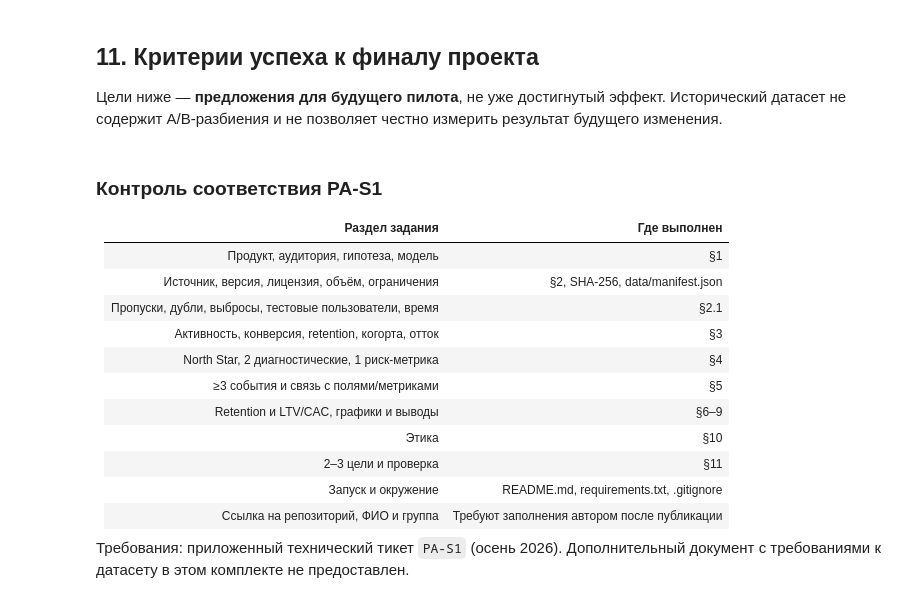
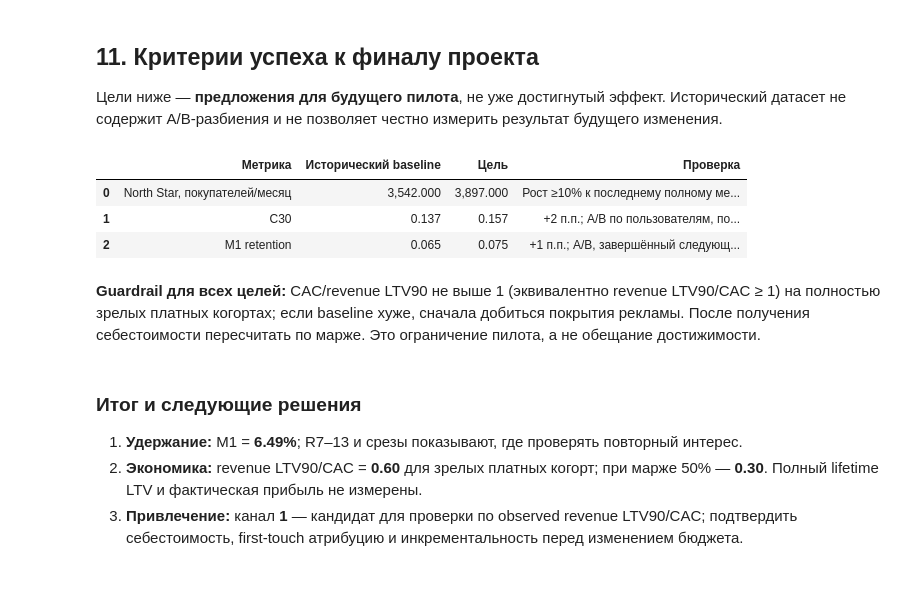
Before and after one commit to MaryGrach/product-analytics-afisha, a Jupyter notebook: PA_S1_Afisha_Track_B.ipynb, the cells around one changed output. Saved outputs shown, nothing was run; the diff lists cells and outputs as text; code cells hidden in the pictures.

```diff
--- a/PA_S1_Afisha_Track_B.ipynb
+++ b/PA_S1_Afisha_Track_B.ipynb
@@ -529,52 +763,43 @@ goals = pd.DataFrame([
     ('C30',c30_overall,c30_overall+.02,
      '+2 п.п.; A/B по пользователям, полные 30 суток, 95% CI разности и план мощности до старта'),
     ('M1 retention',weighted_m1,weighted_m1+.01,
      '+1 п.п.; A/B, завершённый следующий месяц, одинаковое распределение месяцев привлечения'),
 ],columns=['Метрика','Исторический baseline','Цель','Проверка'])
 display(goals)
 display(Markdown('**Guardrail для всех целей:** CAC/revenue LTV90 не выше 1 (эквивалентно revenue LTV90/CAC ≥ 1) на полностью зрелых платных когортах; если baseline хуже, сначала добиться покрытия рекламы. После получения себестоимости пересчитать по марже. Это ограничение пилота, а не обещание достижимости.'))
 
 summary = {
     'users':int(len(users)), 'visits':int(len(visits)), 'paid_orders':int(len(paid)),
     'revenue':float(paid.revenue.sum()), 'spend':float(costs.spend.sum()),
     'mean_DAU':float(dau.mean()), 'C30':float(c30_overall),'weighted_M1':float(weighted_m1),
     'LTV90_revenue_paid_sources':float(pooled_ltv90),'CAC_user_paid_sources':float(pooled_cac),
     'LTV90_revenue_to_CAC':float(pooled_ratio),'scenario_m50_LTV90_to_CAC':float(.5*pooled_ratio),
     'churn30':float(churn.churn30.mean()), 'best_revenue_ratio_source':int(best_source),
     'mature_cohorts':list(map(str,eligible_cohorts))
 }
 (OUT_DIR / 'summary.json').write_text(json.dumps(summary,ensure_ascii=False,indent=2)+'\n',encoding='utf-8')
 quality.to_csv(OUT_DIR / 'quality_checks.csv',index=False)
 overview.to_csv(OUT_DIR / 'overview.csv',index=False)
 conversion.to_csv(OUT_DIR / 'conversion_channels.csv')
 goals.to_csv(OUT_DIR / 'success_criteria.csv',index=False)
 display(Markdown(f'''### Итог и следующие решения
 
 1. **Удержание:** M1 = **{weighted_m1:.2%}**; R7–13 и срезы показывают, где проверять повторный интерес.
 2. **Экономика:** revenue LTV90/CAC = **{pooled_ratio:.2f}** для зрелых платных когорт;
    при марже 50% — **{.5*pooled_ratio:.2f}**. Полный lifetime LTV и фактическая прибыль не измерены.
 3. **Привлечение:** канал **{best_source}** — кандидат для проверки по observed revenue LTV90/CAC;
    подтвердить себестоимость, first-touch атрибуцию и инкрементальность перед изменением бюджета.
-4. **Данные:** запросить order_id, возвраты, маржу, регистрации и признак тестовых записей.
-   Согласовать с преподавателем отсутствие себестоимости и отличающуюся от ориентира долю дефектов.
-5. **Сдача:** добавить ФИО/группу и реальную ссылку на репозиторий после его публикации.
-   Все вычисления используют относительные пути; таблицы и рисунки сохранены в `outputs/`.
 '''))
+# %% [output]
+|  | Метрика | Исторический baseline | Цель | Проверка |
+| 0 | North Star, покупателей/месяц | 3,542.000 | 3,897.000 | Рост ≥10% к последнему полному ме... |
+| 1 | C30 | 0.137 | 0.157 | +2 п.п.; A/B по пользователям, по... |
+| 2 | M1 retention | 0.065 | 0.075 | +1 п.п.; A/B, завершённый следующ... |
+**Guardrail для всех целей:** CAC/revenue LTV90 не выше 1 (эквивалентно revenue LTV90/CAC ≥ 1) на полностью зрелых платных когортах; если baseline хуже, сначала добиться покрытия рекламы. После получения себестоимости пересчитать по марже. Это ограничение пилота, а не обещание достижимости.
+### Итог и следующие решения
+
+1. **Удержание:** M1 = **6.49%**; R7–13 и срезы показывают, где проверять повторный интерес.
+2. **Экономика:** revenue LTV90/CAC = **0.60** для зрелых платных когорт;
+   при марже 50% — **0.30**. Полный lifetime LTV и фактическая прибыль не измерены.
+3. **Привлечение:** канал **1** — кандидат для проверки по observed revenue LTV90/CAC;
+   подтвердить себестоимость, first-touch атрибуцию и инкрементальность перед изменением бюджета.
-# %% [markdown]
-### Контроль соответствия PA-S1
-
-| Раздел задания | Где выполнен |
-|---|---|
-| Продукт, аудитория, гипотеза, модель | §1 |
-| Источник, версия, лицензия, объём, ограничения | §2, SHA-256, data/manifest.json |
-| Пропуски, дубли, выбросы, тестовые пользователи, время | §2.1 |
-| Активность, конверсия, retention, когорта, отток | §3 |
-| North Star, 2 диагностические, 1 риск-метрика | §4 |
-| ≥3 события и связь с полями/метриками | §5 |
-| Retention и LTV/CAC, графики и выводы | §6–9 |
-| Этика | §10 |
-| 2–3 цели и проверка | §11 |
-| Запуск и окружение | README.md, requirements.txt, .gitignore |
-| Ссылка на репозиторий, ФИО и группа | Требуют заполнения автором после публикации |
-
-Требования: приложенный технический тикет `PA-S1` (осень 2026). Дополнительный документ с требованиями к датасету в этом комплекте не предоставлен.
```
Also changed, not shown: parts of 14 cells of this notebook.
